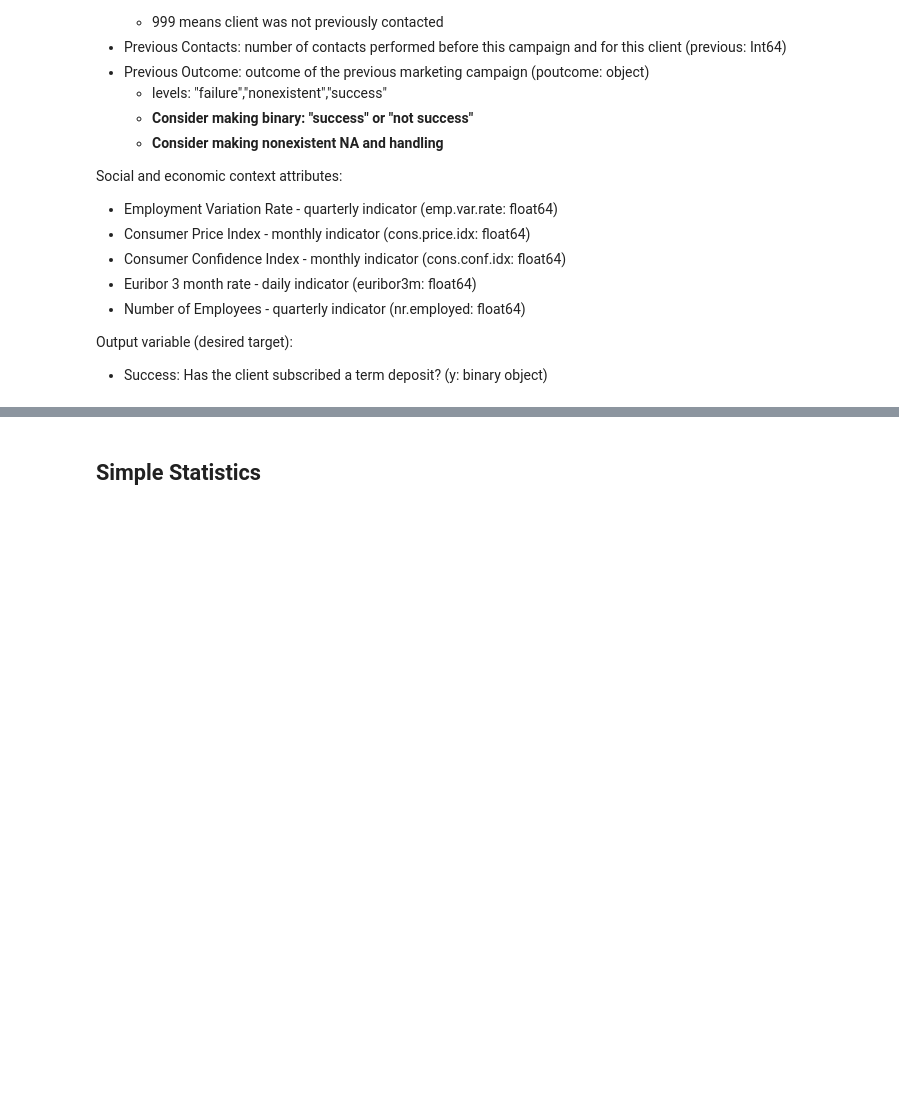
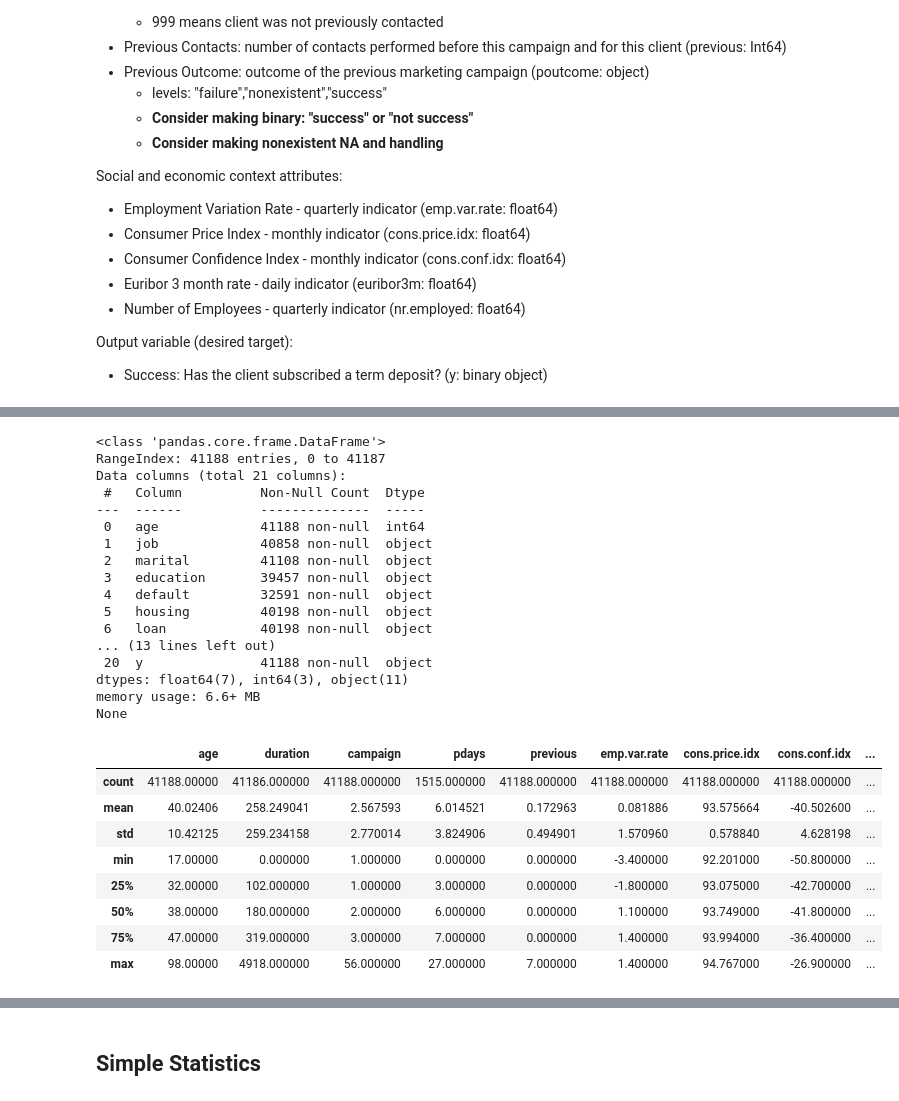
Before and after one commit to NickSager/DS7331_Projects, a Jupyter notebook: Lab01/Lab01.ipynb, the cells around one changed output, grey strips where cells are left out. Drawn from its saved outputs; the diff is of its cells as text; code cells hidden in the pictures; blank space fills up the shorter version.

```diff
--- a/Lab01/Lab01.ipynb
+++ b/Lab01/Lab01.ipynb
@@ -100,0 +109,40 @@ NA values are coded as 'unknown' in the dataset. -Look into further, possibly im
+# %%
+import numpy as np
+
+# let's set those values to NaN, so that Pandas understand they are missing
+df = bank.copy() # make a copy of the dataframe
+df = df.replace(to_replace = 'unknown', value = np.nan) # replace unknown with NaN (not a number)
+df = df.replace(to_replace = 999, value = np.nan) # replace 999 with NaN (not a number)
+df = df.replace(to_replace = 'nonexistent', value = np.nan) # replace nonexistent with NaN (not a number)
+
+print (df.info())
+df.describe() # scroll over to see the values
+
+# From course material "01. Pandas.ibynb"
+# %% [output]
+<class 'pandas.core.frame.DataFrame'>
+RangeIndex: 41188 entries, 0 to 41187
+Data columns (total 21 columns):
+ #   Column          Non-Null Count  Dtype
+---  ------          --------------  -----
+ 0   age             41188 non-null  int64
+ 1   job             40858 non-null  object
+ 2   marital         41108 non-null  object
+ 3   education       39457 non-null  object
+ 4   default         32591 non-null  object
+ 5   housing         40198 non-null  object
+ 6   loan            40198 non-null  object
+... (13 lines left out)
+ 20  y               41188 non-null  object
+dtypes: float64(7), int64(3), object(11)
+memory usage: 6.6+ MB
+None
+|  | age | duration | campaign | pdays | previous | emp.var.rate | cons.price.idx | cons.conf.idx | ... |
+| count | 41188.00000 | 41186.000000 | 41188.000000 | 1515.000000 | 41188.000000 | 41188.000000 | 41188.000000 | 41188.000000 | ... |
+| mean | 40.02406 | 258.249041 | 2.567593 | 6.014521 | 0.172963 | 0.081886 | 93.575664 | -40.502600 | ... |
+| std | 10.42125 | 259.234158 | 2.770014 | 3.824906 | 0.494901 | 1.570960 | 0.578840 | 4.628198 | ... |
+| min | 17.00000 | 0.000000 | 1.000000 | 0.000000 | 0.000000 | -3.400000 | 92.201000 | -50.800000 | ... |
+| 25% | 32.00000 | 102.000000 | 1.000000 | 3.000000 | 0.000000 | -1.800000 | 93.075000 | -42.700000 | ... |
+| 50% | 38.00000 | 180.000000 | 2.000000 | 6.000000 | 0.000000 | 1.100000 | 93.749000 | -41.800000 | ... |
+| 75% | 47.00000 | 319.000000 | 3.000000 | 7.000000 | 0.000000 | 1.400000 | 93.994000 | -36.400000 | ... |
+| max | 98.00000 | 4918.000000 | 56.000000 | 27.000000 | 7.000000 | 1.400000 | 94.767000 | -26.900000 | ... |
```
Also changed, not shown: parts of 7 cells of this notebook, 1 other file.
